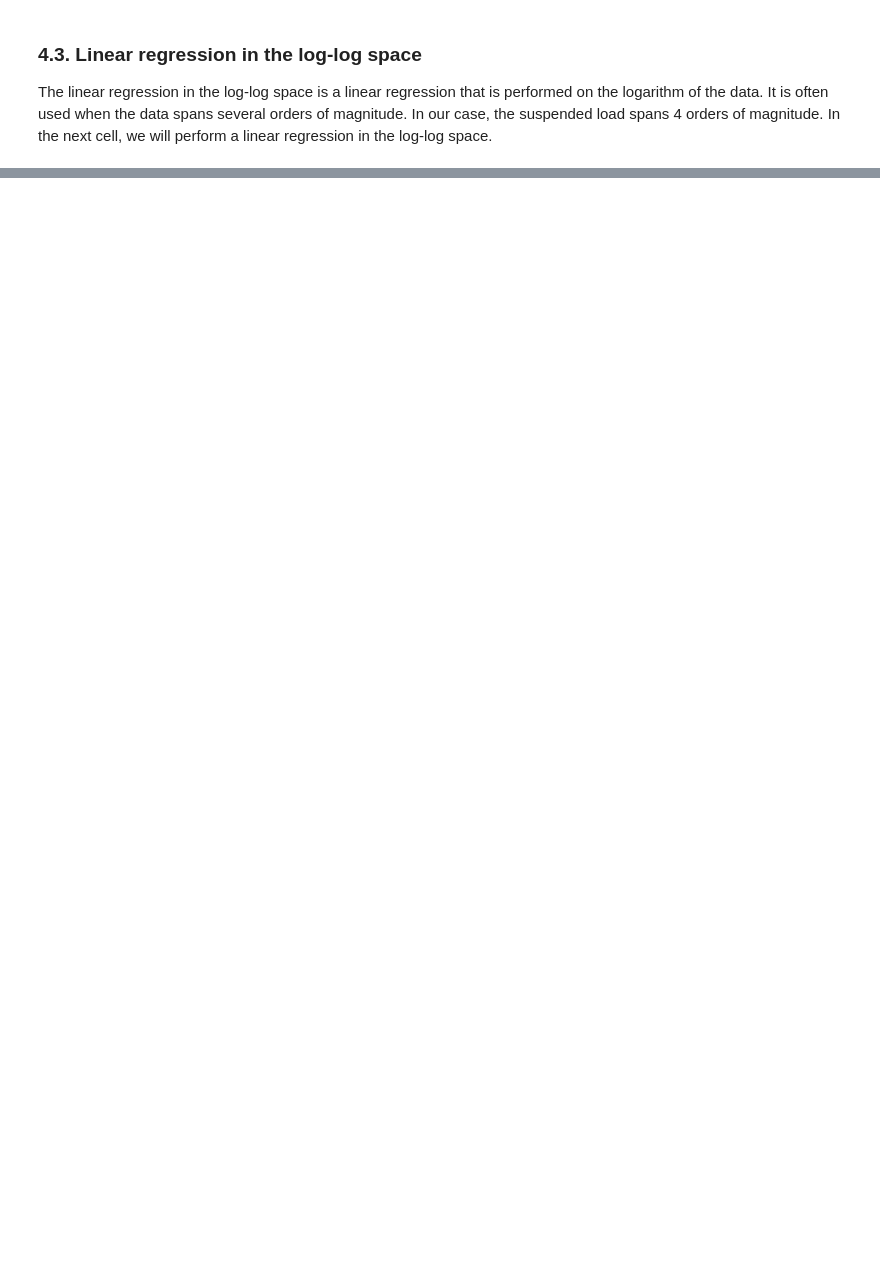
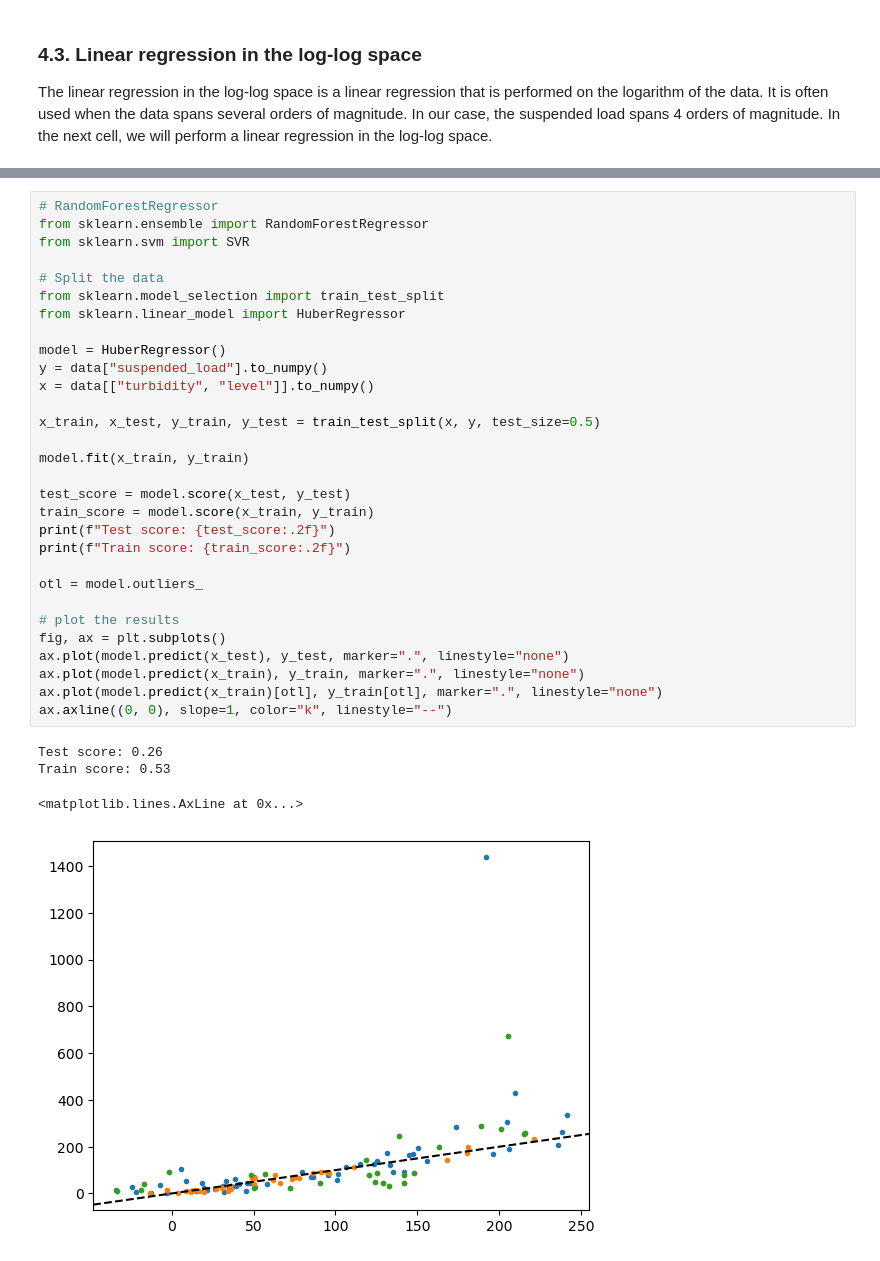
Before and after one commit to leonard-seydoux/earth-data-science, a Jupyter notebook: labs/1_calibration/2_calibration.ipynb, the cells around one changed output, grey strips where cells are left out. Saved outputs shown, nothing was run; the diff lists cells and outputs as text; blank space fills up the shorter version.

```diff
--- a/labs/1_calibration/2_calibration.ipynb
+++ b/labs/1_calibration/2_calibration.ipynb
@@ -470,0 +493,35 @@ ax.set_yscale("log")
+# %%
+# RandomForestRegressor
+from sklearn.ensemble import RandomForestRegressor
+from sklearn.svm import SVR
+
+# Split the data
+from sklearn.model_selection import train_test_split
+from sklearn.linear_model import HuberRegressor
+
+model = HuberRegressor()
+y = data["suspended_load"].to_numpy()
+x = data[["turbidity", "level"]].to_numpy()
+
+x_train, x_test, y_train, y_test = train_test_split(x, y, test_size=0.5)
+
+model.fit(x_train, y_train)
+
+test_score = model.score(x_test, y_test)
+train_score = model.score(x_train, y_train)
+print(f"Test score: {test_score:.2f}")
+print(f"Train score: {train_score:.2f}")
+
+otl = model.outliers_
+
+# plot the results
+fig, ax = plt.subplots()
+ax.plot(model.predict(x_test), y_test, marker=".", linestyle="none")
+ax.plot(model.predict(x_train), y_train, marker=".", linestyle="none")
+ax.plot(model.predict(x_train)[otl], y_train[otl], marker=".", linestyle="none")
+ax.axline((0, 0), slope=1, color="k", linestyle="--")
+# %% [output]
+Test score: 0.26
+Train score: 0.53
+<matplotlib.lines.AxLine at 0x...>
+[figure, added]
```
Also changed, not shown: parts of 13 cells of this notebook.
